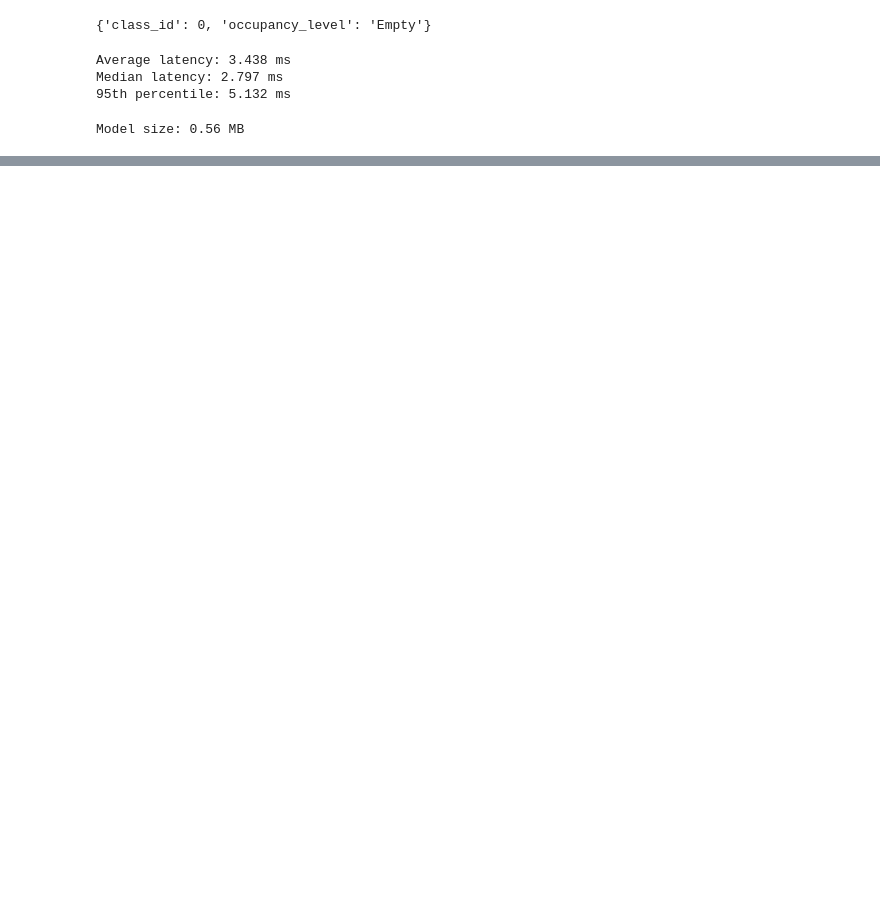
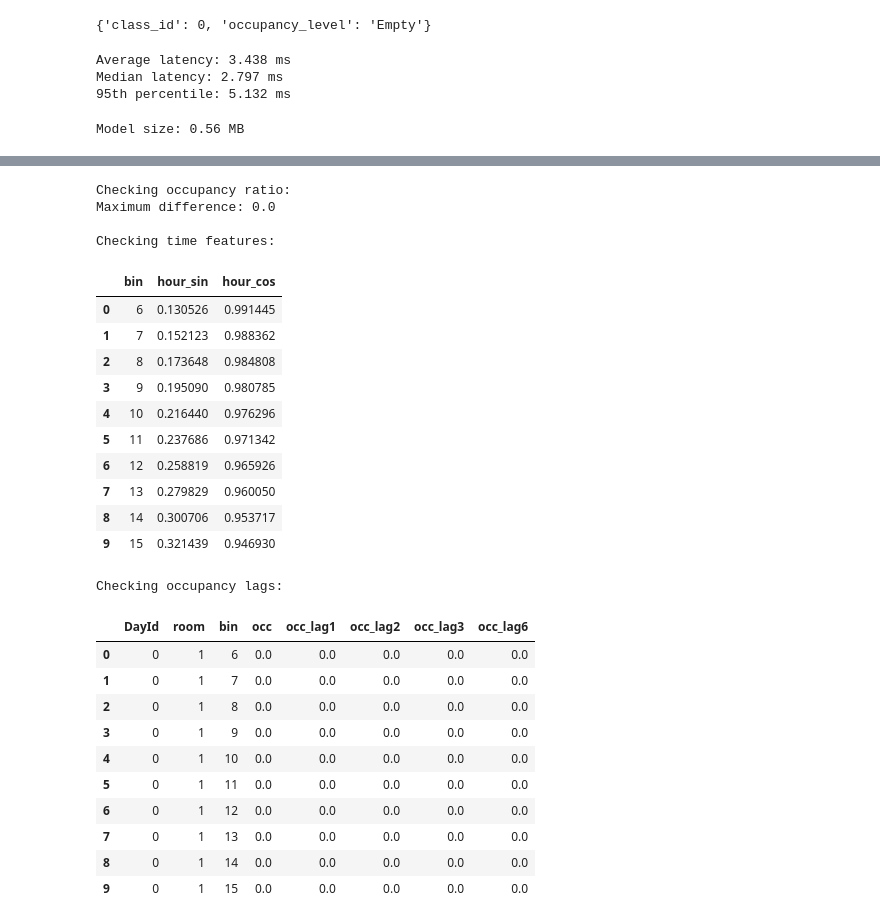
Before and after one commit to SimrahRuqiya/adaptive-district-backbone, a Jupyter notebook: notebooks/05_catboost_edge_deployment.ipynb, the cells around one changed output, grey strips where cells are left out. Cells and saved outputs as stored; diff of their text form; code cells hidden in the pictures; blank space fills up the shorter version.

```diff
--- a/notebooks/05_catboost_edge_deployment.ipynb
+++ b/notebooks/05_catboost_edge_deployment.ipynb
@@ -337,0 +489,50 @@ Model size: 0.56 MB
+# %%
+print("Checking occupancy ratio:")
+
+ratio_check = (
+    data["occ"] / data["capacity"]
+)
+
+print(
+    "Maximum difference:",
+    (data["occ_ratio"] - ratio_check).abs().max()
+)
+
+print("\nChecking time features:")
+display(
+    data[["bin", "hour_sin", "hour_cos"]].head(10)
+)
+
+print("\nChecking occupancy lags:")
+display(
+    data[["DayId", "room", "bin", "occ",
+          "occ_lag1", "occ_lag2", "occ_lag3", "occ_lag6"]].head(10)
+)
+# %% [output]
+Checking occupancy ratio:
+Maximum difference: 0.0
+
+Checking time features:
+|  | bin | hour_sin | hour_cos |
+| 0 | 6 | 0.130526 | 0.991445 |
+| 1 | 7 | 0.152123 | 0.988362 |
+| 2 | 8 | 0.173648 | 0.984808 |
+| 3 | 9 | 0.195090 | 0.980785 |
+| 4 | 10 | 0.216440 | 0.976296 |
+| 5 | 11 | 0.237686 | 0.971342 |
+| 6 | 12 | 0.258819 | 0.965926 |
+| 7 | 13 | 0.279829 | 0.960050 |
+| 8 | 14 | 0.300706 | 0.953717 |
+| 9 | 15 | 0.321439 | 0.946930 |
+Checking occupancy lags:
+|  | DayId | room | bin | occ | occ_lag1 | occ_lag2 | occ_lag3 | occ_lag6 |
+| 0 | 0 | 1 | 6 | 0.0 | 0.0 | 0.0 | 0.0 | 0.0 |
+| 1 | 0 | 1 | 7 | 0.0 | 0.0 | 0.0 | 0.0 | 0.0 |
+| 2 | 0 | 1 | 8 | 0.0 | 0.0 | 0.0 | 0.0 | 0.0 |
+| 3 | 0 | 1 | 9 | 0.0 | 0.0 | 0.0 | 0.0 | 0.0 |
+| 4 | 0 | 1 | 10 | 0.0 | 0.0 | 0.0 | 0.0 | 0.0 |
+| 5 | 0 | 1 | 11 | 0.0 | 0.0 | 0.0 | 0.0 | 0.0 |
+| 6 | 0 | 1 | 12 | 0.0 | 0.0 | 0.0 | 0.0 | 0.0 |
+| 7 | 0 | 1 | 13 | 0.0 | 0.0 | 0.0 | 0.0 | 0.0 |
+| 8 | 0 | 1 | 14 | 0.0 | 0.0 | 0.0 | 0.0 | 0.0 |
+| 9 | 0 | 1 | 15 | 0.0 | 0.0 | 0.0 | 0.0 | 0.0 |
```
Also changed, not shown: parts of 13 cells of this notebook, 18 other files.
